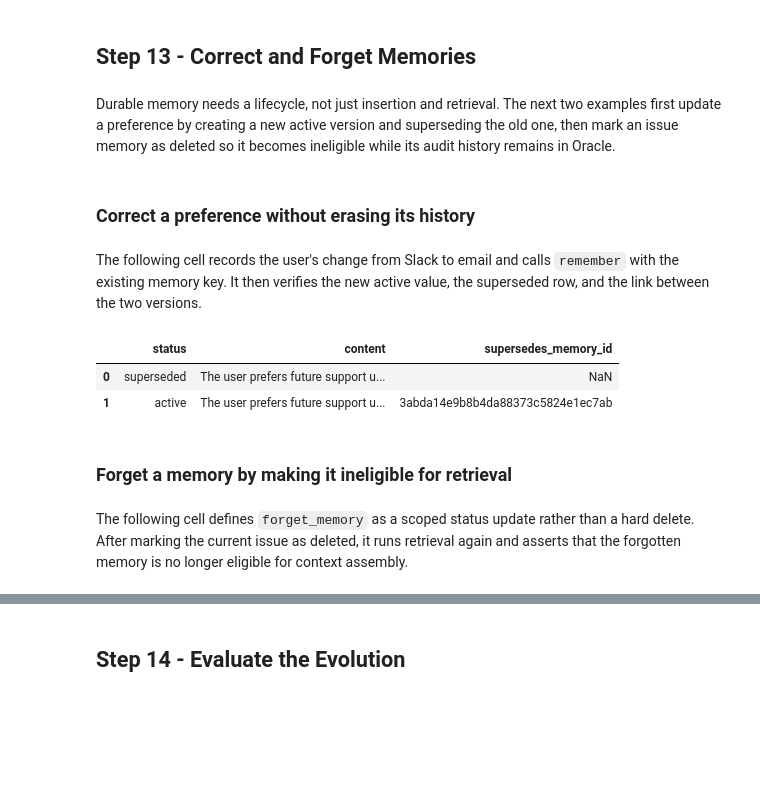
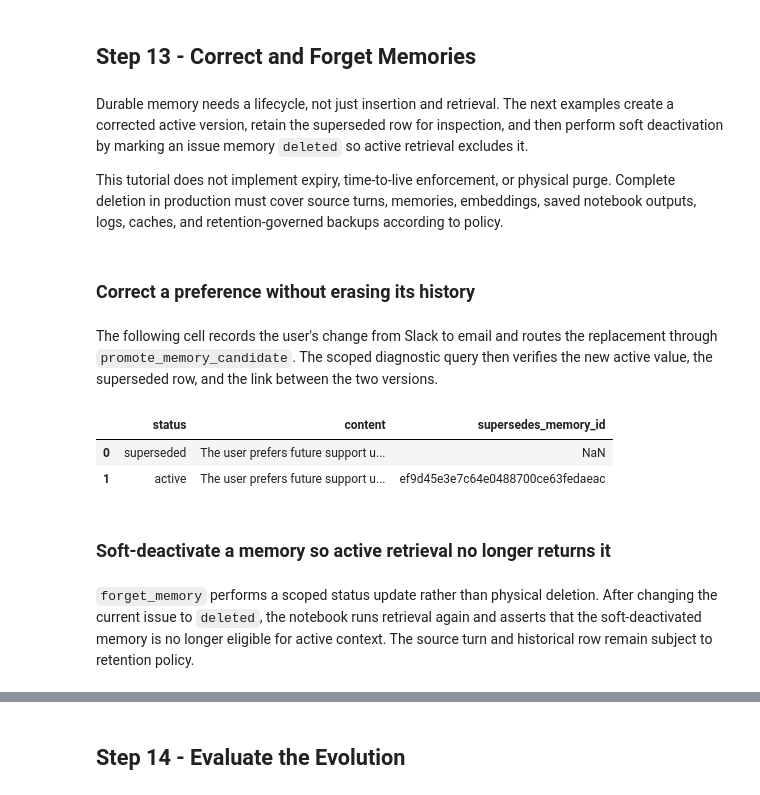
Before and after one commit to oracle-devrel/oracle-ai-developer-hub, a Jupyter notebook: notebooks/rag_application_to_agent_memory_system.ipynb, the cells around one changed output, grey strips where cells are left out. Drawn from its saved outputs; the diff is of its cells as text; code cells hidden in the pictures; blank space fills up the shorter version.

```diff
--- a/notebooks/rag_application_to_agent_memory_system.ipynb
+++ b/notebooks/rag_application_to_agent_memory_system.ipynb
@@ -1177,23 +1718,11 @@ Durable memories recovered without prior retrieval state: PASS
 # %% [markdown]
 The following cell retrieves documents and memories independently, then combines them through `assemble_context`. It keeps durable user memory and knowledge-base evidence in separately labeled sections so the answer step can preserve their different provenance instead of blending them into an unlabeled prompt.
 # %%
-def assemble_context(documents: list[dict], memories: list[dict]) -> str:
-    memory_section = "\n\n".join(
-        f"[MEMORY {item['memory_type']}:{item['memory_key']}]\n{item['content']}"
-        for item in memories
-    ) or "[No eligible durable memories]"
-    document_section = format_knowledge_context(documents) or "[No matching documents]"
-    return (
-        "DURABLE USER MEMORY\n"
-        + memory_section
-        + "\n\nRETRIEVED KNOWLEDGE\n"
-        + document_section
-    )
-
-
 memory_aware_documents = retrieve_knowledge(cross_session_question)
-memory_aware_context = assemble_context(
-    memory_aware_documents, resumed_memories
+memory_aware_records = assemble_context(
+    memory_aware_documents,
+    resumed_memories,
 )
+memory_aware_context = serialize_context_records(memory_aware_records)
 print(memory_aware_context)
 # %% [output]
@@ -1345,72 +1952,87 @@ Synthetic credential value stored: NO
 # %% [markdown]
 ## Step 13 - Correct and Forget Memories
 # %% [markdown]
-Durable memory needs a lifecycle, not just insertion and retrieval. The next two examples first update a preference by creating a new active version and superseding the old one, then mark an issue memory as deleted so it becomes ineligible while its audit history remains in Oracle.
+Durable memory needs a lifecycle, not just insertion and retrieval. The next examples create a corrected active version, retain the superseded row for inspection, and then perform soft deactivation by marking an issue memory `deleted` so active retrieval excludes it.
+
+This tutorial does not implement expiry, time-to-live enforcement, or physical purge. Complete deletion in production must cover source turns, memories, embeddings, saved notebook outputs, logs, caches, and retention-governed backups according to policy.
 # %% [markdown]
 ### Correct a preference without erasing its history
 # %% [markdown]
-The following cell records the user's change from Slack to email and calls `remember` with the existing memory key. It then verifies the new active value, the superseded row, and the link between the two versions.
+The following cell records the user's change from Slack to email and routes the replacement through `promote_memory_candidate`. The scoped diagnostic query then verifies the new active value, the superseded row, and the link between the two versions.
 # %%
-correction_turn_id = record_turn(
-    TENANT_ID,
-    USER_ID,
-    AGENT_ID,
-    "thread:session-3",
-    "user",
-    "Use email for future support updates, not Slack.",
-)
-
-corrected_channel_id = remember(
+CORRECTION_CONTEXT = authenticate_demo_request(
+    "session:jane",
     tenant_id=TENANT_ID,
     user_id=USER_ID,
     agent_id=AGENT_ID,
+    thread_id="thread:session-3",
+)
+correction_turn_id = record_turn(
+    context=CORRECTION_CONTEXT,
+    role="user",
+    content="Use email for future support updates, not Slack.",
+)
+correction_promotion = promote_memory_candidate(
+    context=CORRECTION_CONTEXT,
     memory_key="support.update_channel",
     memory_type="preference",
     content="The user prefers future support updates by email.",
     source_turn_id=correction_turn_id,
     importance=4,
 )
+assert correction_promotion["status"] == "promoted"
+corrected_channel_id = correction_promotion["memory_id"]
 
 with pool.acquire() as connection:
     with connection.cursor() as cursor:
         channel_history = cursor.execute(
             """
             SELECT status, DBMS_LOB.SUBSTR(content, 4000, 1), supersedes_memory_id
               FROM RAG_EVOLVE_MEMORIES
              WHERE run_id = :run_id
+               AND tenant_id = :tenant_id
                AND user_id = :user_id
+               AND agent_id = :agent_id
+               AND thread_id IS NULL
                AND memory_key = 'support.update_channel'
              ORDER BY created_at
             """,
             run_id=RUN_ID,
-            user_id=USER_ID,
+            tenant_id=CORRECTION_CONTEXT.tenant_id,
+            user_id=CORRECTION_CONTEXT.user_id,
+            agent_id=CORRECTION_CONTEXT.agent_id,
         ).fetchall()
 
 assert [row[0] for row in channel_history] == ["superseded", "active"]
 assert "email" in channel_history[-1][1].lower()
 assert channel_history[-1][2] == channel_memory_id
-corrected_memories = retrieve_memories(
-    "How should you send future support updates?",
+CORRECTION_RETRIEVAL_CONTEXT = authenticate_demo_request(
+    "session:jane",
     tenant_id=TENANT_ID,
     user_id=USER_ID,
     agent_id=AGENT_ID,
     thread_id="thread:session-4",
 )
-corrected_context = assemble_context([], corrected_memories)
+corrected_memories = retrieve_memories(
+    "How should you send future support updates?",
+    context=CORRECTION_RETRIEVAL_CONTEXT,
+)
+corrected_records = assemble_context([], corrected_memories)
+corrected_context = serialize_context_records(corrected_records)
 assert "email" in corrected_context.lower()
 assert "Slack" not in corrected_context
 pd.DataFrame(
     channel_history,
     columns=["status", "content", "supersedes_memory_id"],
 )
 # %% [output]
 |  | status | content | supersedes_memory_id |
 | 0 | superseded | The user prefers future support u... | NaN |
-| 1 | active | The user prefers future support u... | 3abda14e9b8b4da88373c5824e1ec7ab |
+| 1 | active | The user prefers future support u... | ef9d45e3e7c64e0488700ce63fedaeac |
 # %% [markdown]
-### Forget a memory by making it ineligible for retrieval
+### Soft-deactivate a memory so active retrieval no longer returns it
 # %% [markdown]
-The following cell defines `forget_memory` as a scoped status update rather than a hard delete. After marking the current issue as deleted, it runs retrieval again and asserts that the forgotten memory is no longer eligible for context assembly.
+`forget_memory` performs a scoped status update rather than physical deletion. After changing the current issue to `deleted`, the notebook runs retrieval again and asserts that the soft-deactivated memory is no longer eligible for active context. The source turn and historical row remain subject to retention policy.
 # %%
 def forget_memory(
     *,
```
Also changed, not shown: parts of 46 cells of this notebook.
